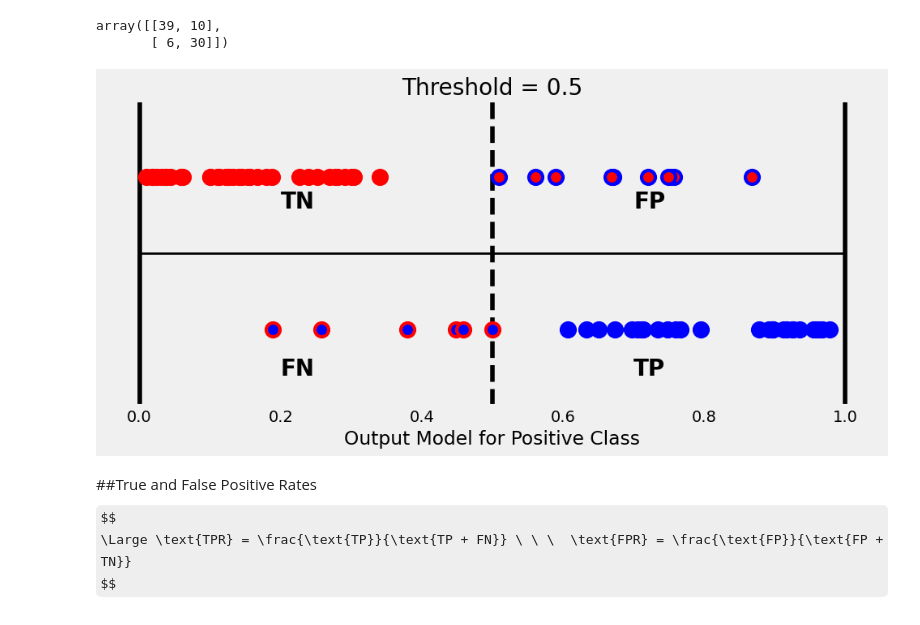
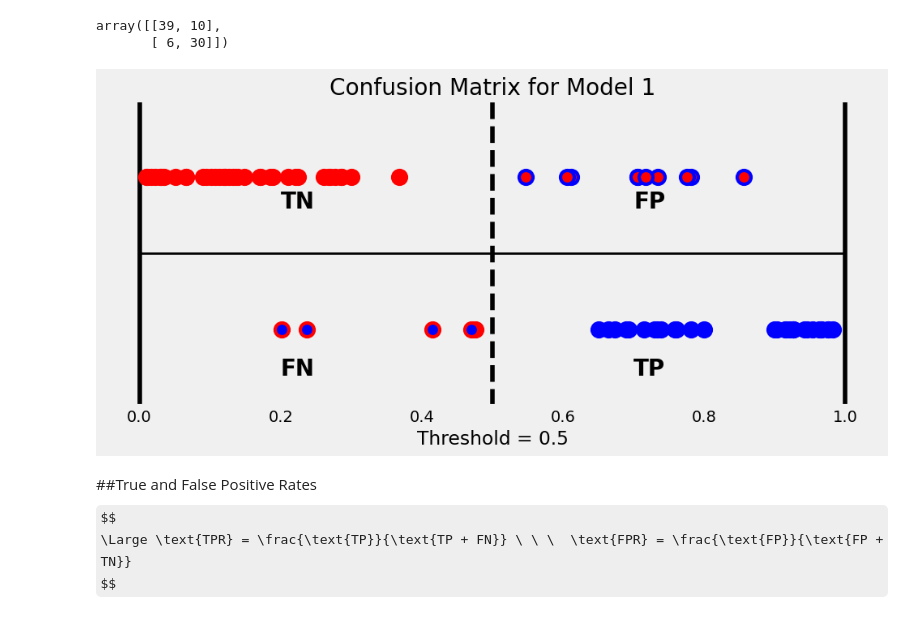
Before and after one commit to TomazFilgueira/UFRN-ML-2025-1, a Jupyter notebook: heart_disease_classification.ipynb, the cells around one changed output. Cells and saved outputs as stored; diff of their text form; code cells hidden in the pictures; some formulas as TeX source.

```diff
--- a/heart_disease_classification.ipynb
+++ b/heart_disease_classification.ipynb
@@ -25,9 +25,10 @@ plt.style.use('fivethirtyeight')
 # %% [markdown]
 ##Generate confusion matrix line figure
 # %%
-def figure10(y, probabilities, threshold, shift, annot, colors=None):
+def figure10(y, probabilities, threshold, shift, annot, colors=None,title=""):
     fig, ax = plt.subplots(1, 1, figsize=(10, 5))
     probability_line(ax, y, probabilities, threshold, shift, annot, colors)
+    ax.set_title(title)
     fig.tight_layout()
     return fig
 # %%
@@ -282,10 +283,11 @@ class Architecture(object):
         # Detaches it, brings it to CPU and back to Numpy
         return y_hat_tensor.detach().cpu().numpy()
 
-    def plot_losses(self):
+    def plot_losses(self,title=""):
         fig = plt.figure(figsize=(10, 4))
         plt.plot(self.losses, label='Training Loss', c='b')
         plt.plot(self.val_losses, label='Validation Loss', c='r')
+        plt.title(title)
         plt.yscale('log')
         plt.xlabel('Epochs')
         plt.ylabel('Loss')
@@ -455,7 +457,7 @@ loss_fn = nn.BCEWithLogitsLoss()
 #3 and 4)Training/Validation
 # %%
 #set number of epochs
-n_epochs = 150
+n_epochs = 200
 
 #using Architecture class passing model, loss and optimized as parameters
 arch = Architecture(model, loss_fn, optimizer)
@@ -515,9 +517,9 @@ array([[39, 10],
        [ 6, 30]])
 # %%
 #Confusion Matrix from Validation dataset
-fig = figure10(y_val, probabilities_val, threshold, 0.05, True)
+fig = figure10(y_val, probabilities_val, threshold, 0.05, True,title="Confusion Matrix for Model 1")
 # %% [output]
-[figure, old version]
+[figure, new version]
 # %% [markdown]
 ##True and False Positive Rates
 $$
```
Also changed, not shown: parts of 13 cells of this notebook.
